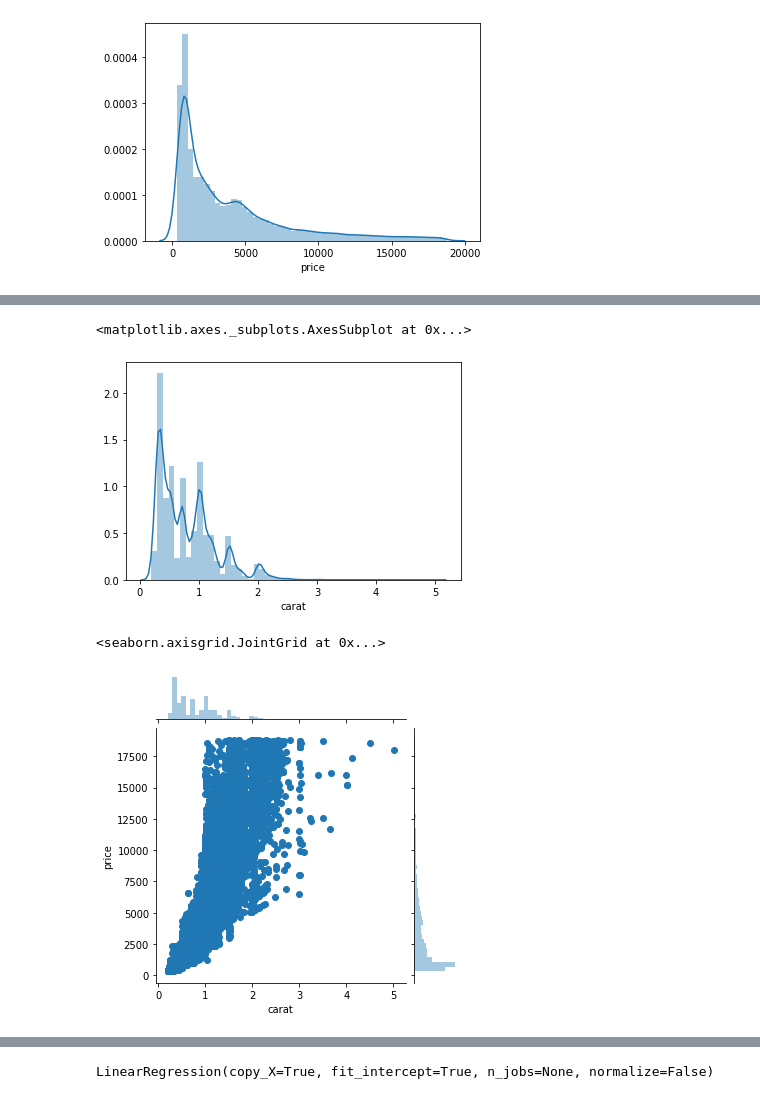
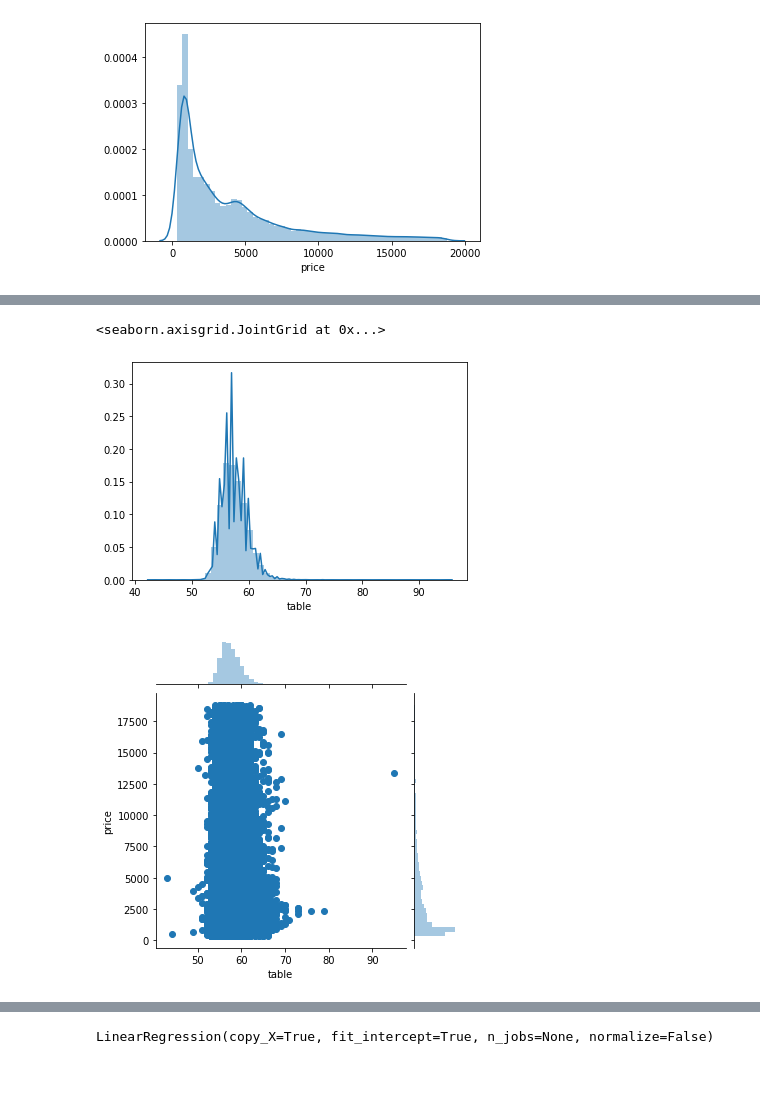
Before and after one commit to AnnaLenaStoe/Diamonds, a Jupyter notebook: diamonds.ipynb, the cells around one changed output, grey strips where cells are left out. Saved outputs shown, nothing was run; the diff lists cells and outputs as text; code cells hidden in the pictures.

```diff
--- a/diamonds.ipynb
+++ b/diamonds.ipynb
@@ -186,11 +247,9 @@ p = diamond.hist(figsize = (20,20),bins=150)
 # %%
-#sns.kdeplot(diamond['carat'], shade=True , color='b')
-sns.distplot(diamond['carat'])
+##table
+#sns.kdeplot(diamond['table'] ,shade=True , color='b')
+sns.distplot(diamond['table'])
+sns.jointplot(x='table' , y='price' , data=diamond , size=5)
 # %% [output]
-<matplotlib.axes._subplots.AxesSubplot at 0x...>
+<seaborn.axisgrid.JointGrid at 0x...>
-[figure, old version]
+[figure, new version]
+[figure, added]
-# %%
-sns.jointplot(x='carat' , y='price' , data=diamond , size=5)
-# %% [output]
-<seaborn.axisgrid.JointGrid at 0x...>
-[figure, removed]
```
Also changed, not shown: parts of 26 cells of this notebook.
